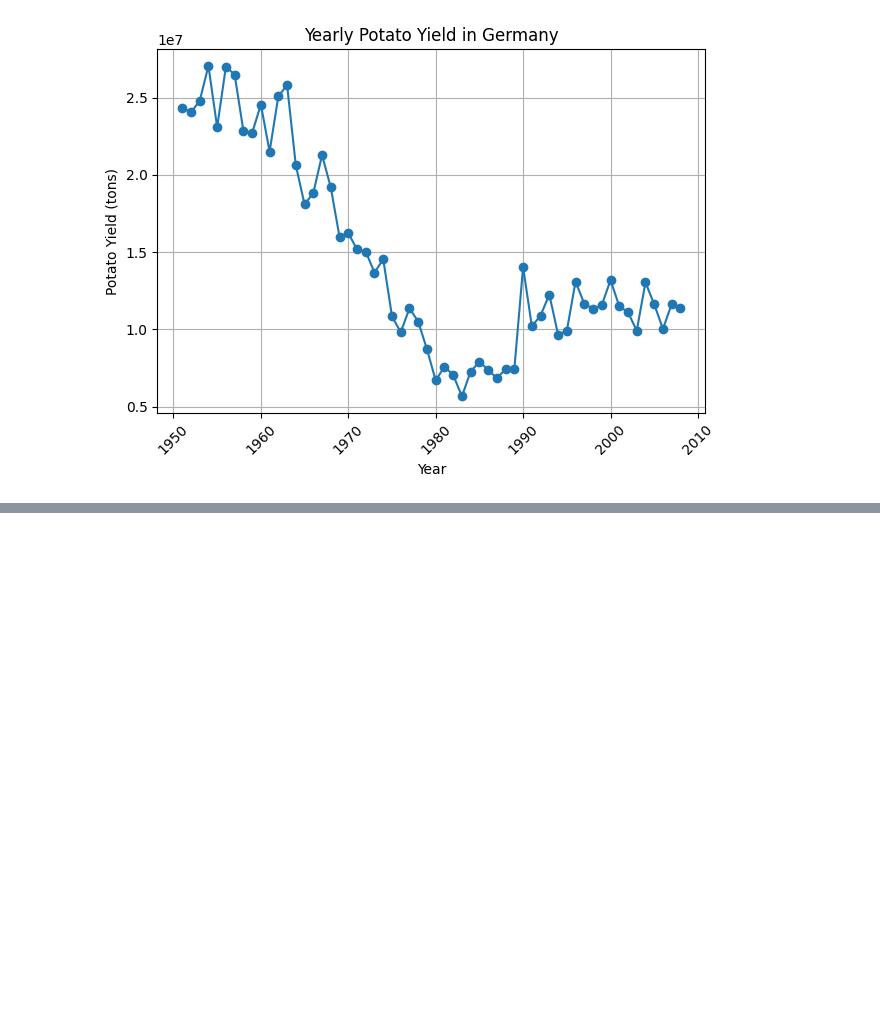
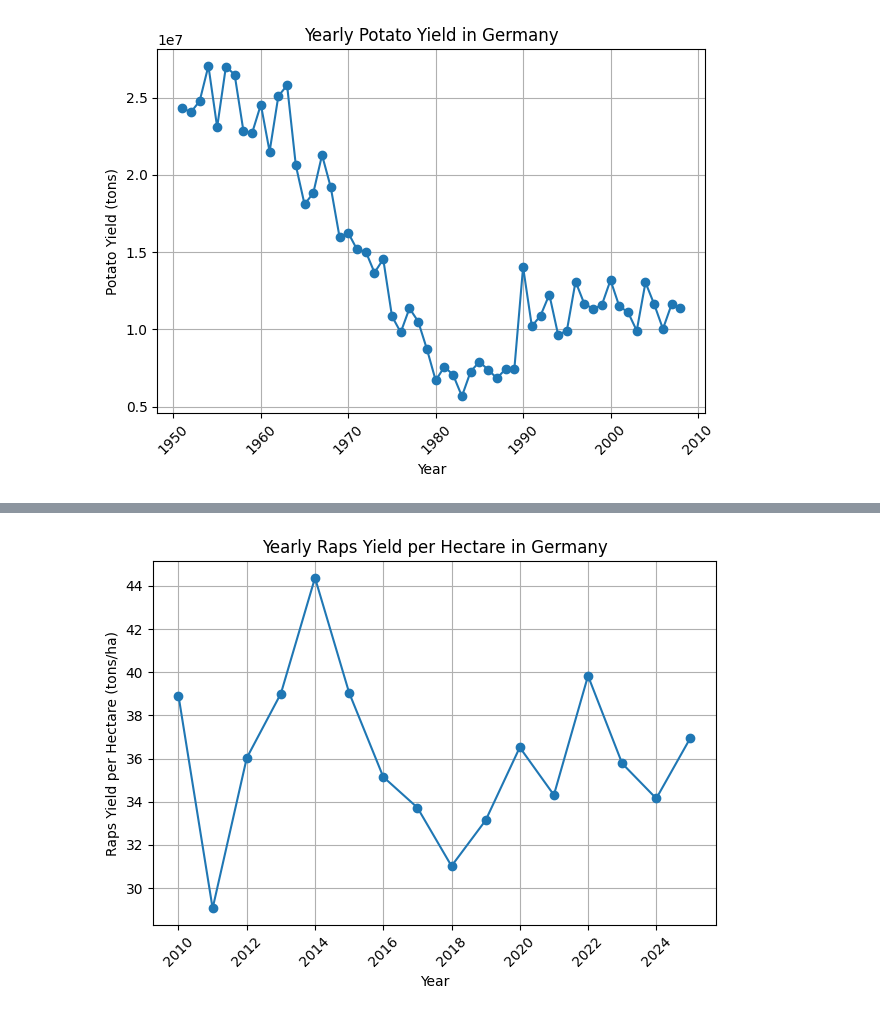
Before and after one commit to gespel/CropYieldModel, a Jupyter notebook: main.ipynb, the cells around one changed output, grey strips where cells are left out. Cells and saved outputs as stored; diff of their text form; code cells hidden in the pictures; blank space fills up the shorter version.

```diff
--- a/main.ipynb
+++ b/main.ipynb
@@ -175,0 +177,17 @@ plt.show()
+# %%
+years = [x for x in range(2010, 2026)]
+rape_yields = []
+
+for year in years:
+    rape_yields.append(yearly_raps_yield_per_hectare(year))
+
+plt.plot(years, rape_yields, marker='o')
+plt.xlabel('Year')
+plt.ylabel('Raps Yield per Hectare (tons/ha)')
+plt.title('Yearly Raps Yield per Hectare in Germany')
+plt.xticks(rotation=45)
+plt.grid()
+plt.tight_layout()
+plt.show()
+# %% [output]
+[figure, added]
```
Also changed, not shown: parts of 8 cells of this notebook, 2 other files.
